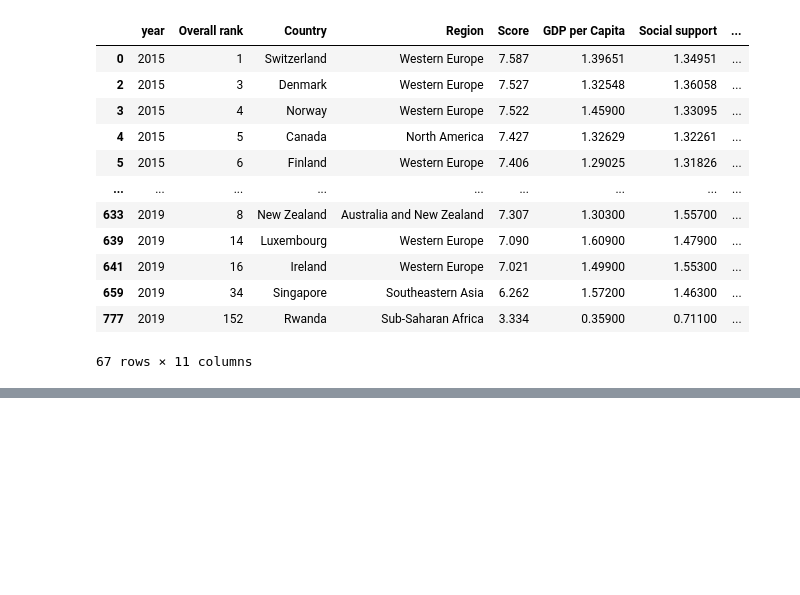
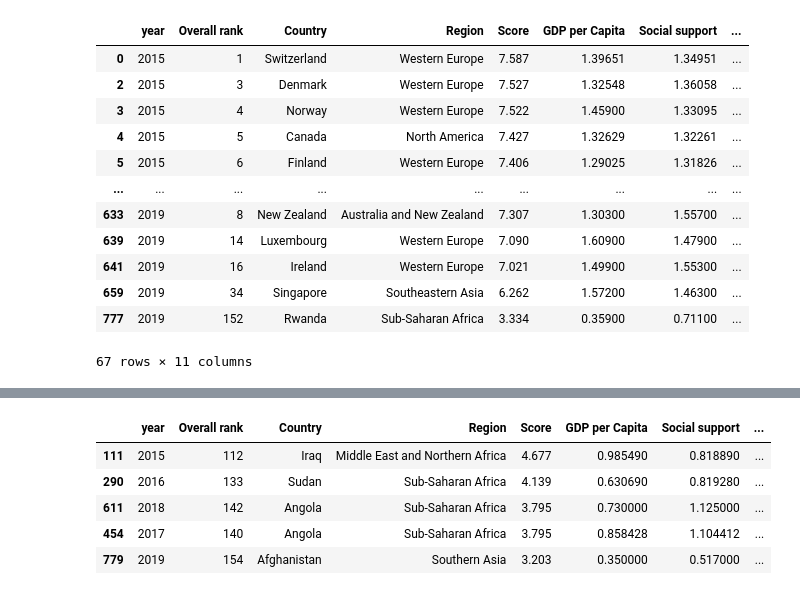
Before and after one commit to lacastrilf/Workshops-Machine-Learning, a Jupyter notebook: 01_Workshop/world_happines.ipynb, the cells around one changed output, grey strips where cells are left out. Cells and saved outputs as stored; diff of their text form; code cells hidden in the pictures; blank space fills up the shorter version.

```diff
--- a/01_Workshop/world_happines.ipynb
+++ b/01_Workshop/world_happines.ipynb
@@ -389,0 +491,9 @@ df[(df["Perceptions of corruption"] > upper_bound)]
+# %%
+df.sort_values(by='Freedom', ascending=False).tail(5)
+# %% [output]
+|  | year | Overall rank | Country | Region | Score | GDP per Capita | Social support | ... |
+| 111 | 2015 | 112 | Iraq | Middle East and Northern Africa | 4.677 | 0.985490 | 0.818890 | ... |
+| 290 | 2016 | 133 | Sudan | Sub-Saharan Africa | 4.139 | 0.630690 | 0.819280 | ... |
+| 611 | 2018 | 142 | Angola | Sub-Saharan Africa | 3.795 | 0.730000 | 1.125000 | ... |
+| 454 | 2017 | 140 | Angola | Sub-Saharan Africa | 3.795 | 0.858428 | 1.104412 | ... |
+| 779 | 2019 | 154 | Afghanistan | Southern Asia | 3.203 | 0.350000 | 0.517000 | ... |
```
Also changed, not shown: parts of 42 cells of this notebook.
